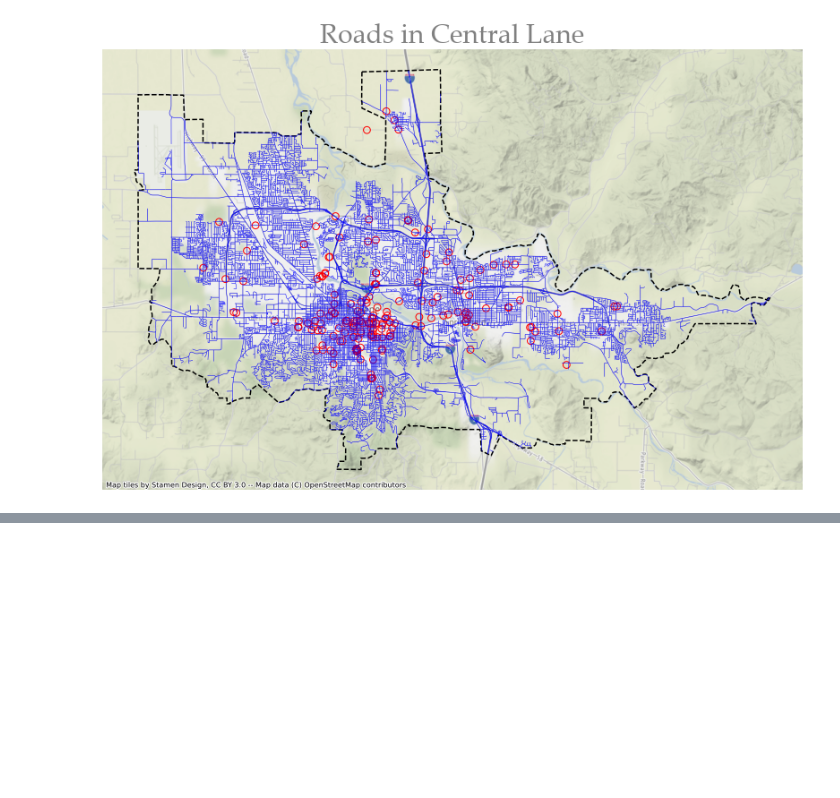
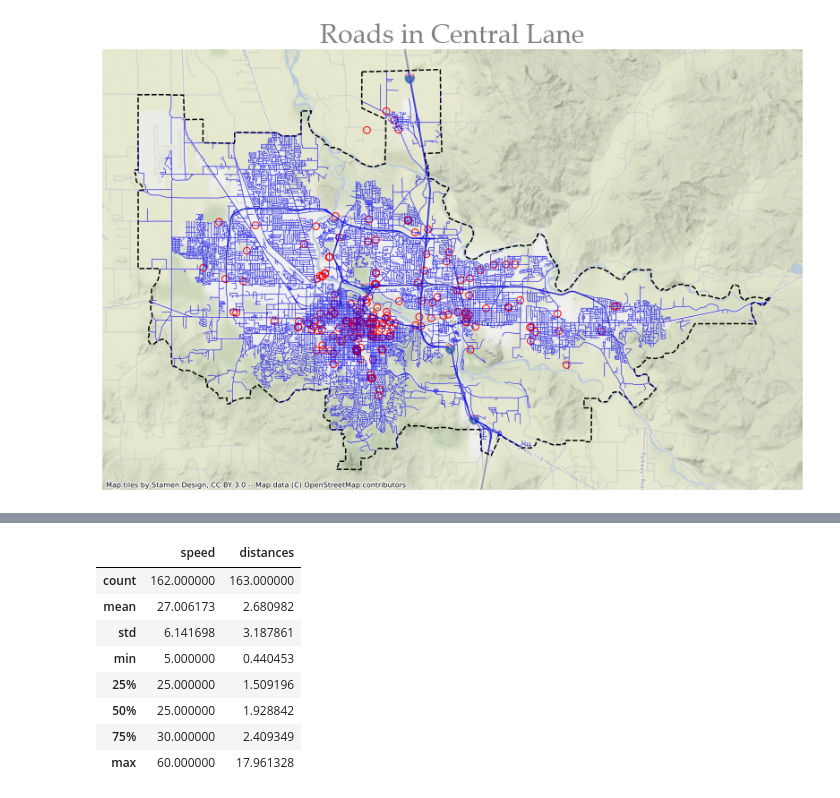
Before and after one commit to dongmeic/MPO_Data_Portal, a Jupyter notebook: TrafficCountData/AADBT/03_Roadway_Posted_Speed.ipynb, the cells around one changed output, grey strips where cells are left out. Saved outputs shown, nothing was run; the diff lists cells and outputs as text; code cells hidden in the pictures; blank space fills up the shorter version.

```diff
--- a/TrafficCountData/AADBT/03_Roadway_Built_Facility.ipynb
+++ b/TrafficCountData/AADBT/03_Roadway_Posted_Speed.ipynb
@@ -49,0 +89,2 @@ ax.axis("off");
+# %%
+bikecountloc_near_road.loc[bikecountloc_near_road.speed.isna(), 'speed'] = 15
@@ -49,0 +103,12 @@ ax.axis("off");
+# %%
+bikecountloc_near_road[bikecountloc_near_road.distances <= 20][['speed', 'distances']].describe()
+# %% [output]
+|  | speed | distances |
+| count | 162.000000 | 163.000000 |
+| mean | 27.006173 | 2.680982 |
+| std | 6.141698 | 3.187861 |
+| min | 5.000000 | 0.440453 |
+| 25% | 25.000000 | 1.509196 |
+| 50% | 25.000000 | 1.928842 |
+| 75% | 30.000000 | 2.409349 |
+| max | 60.000000 | 17.961328 |
```
Also changed, not shown: parts of 18 cells of this notebook, 2 other files.
